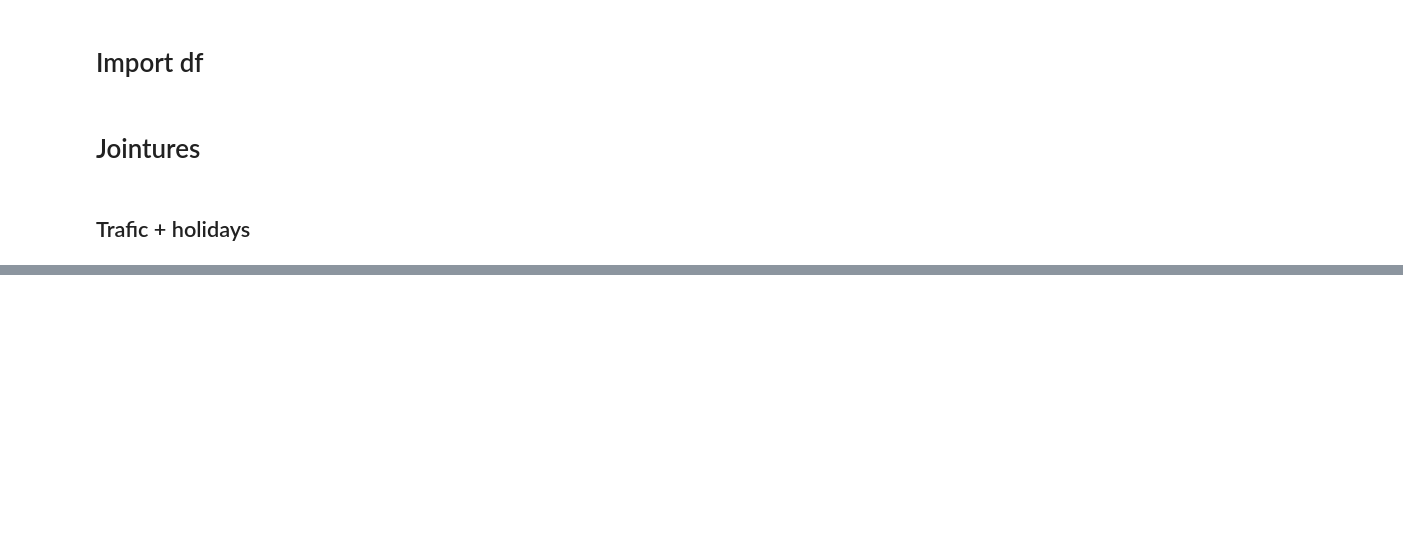
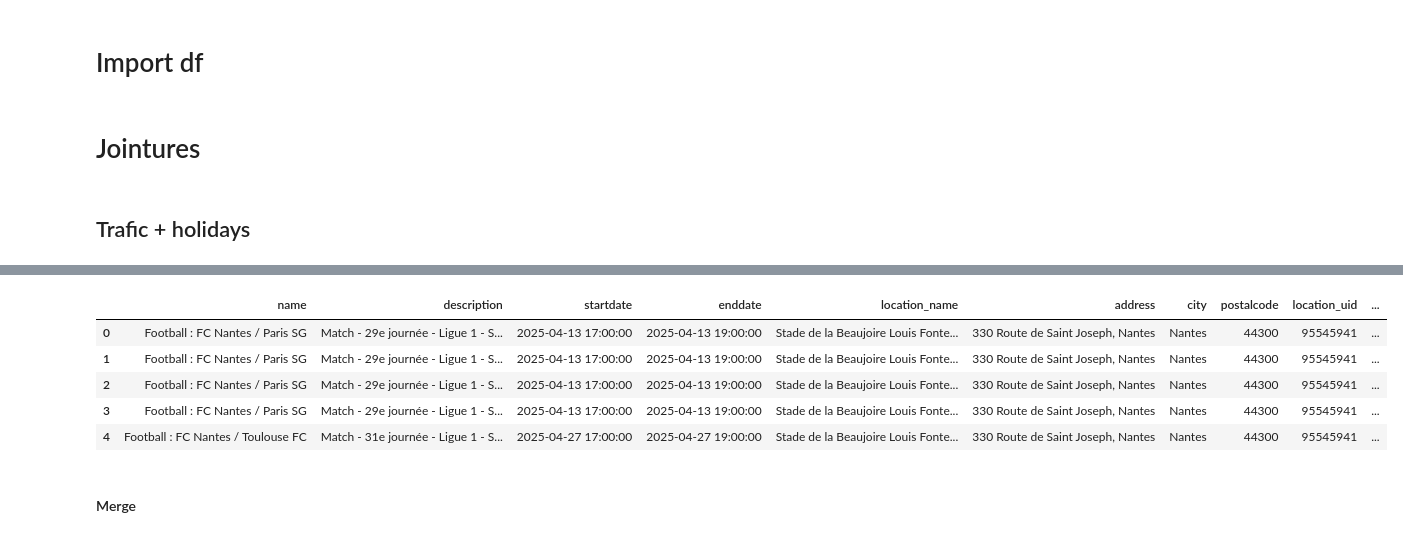
Before and after one commit to BENOUSSAIDarezkimalek/AI_model_urban_mobility, a Jupyter notebook: src/concatenation.ipynb, the cells around one changed output, grey strips where cells are left out. Saved outputs shown, nothing was run; the diff lists cells and outputs as text; code cells hidden in the pictures; blank space fills up the shorter version.

```diff
--- a/src/concatenation.ipynb
+++ b/src/concatenation.ipynb
@@ -137,0 +372,2 @@ df_trafic_holidays
+# %%
+df_matching_troncon['id_du_troncon'] = df_matching_troncon['id_du_troncon'].astype('str')
@@ -137,0 +413,18 @@ df_trafic_holidays
+# %%
+df_events['location_uid'] = df_events['location_uid'].astype('str')
+# %%
+df_events['location_uid'] = df_events['location_uid'].astype('str')
+# %%
+df_event_troncon = pd.merge(df_events,df_matching_troncon,
+                            how = 'left',
+                            left_on = 'location_uid',
+                            right_on = 'event_location_id')
+# %%
+df_event_troncon.head()
+# %% [output]
+|  | name | description | startdate | enddate | location_name | address | city | postalcode | location_uid | ... |
+| 0 | Football : FC Nantes / Paris SG | Match - 29e journée - Ligue 1 - S... | 2025-04-13 17:00:00 | 2025-04-13 19:00:00 | Stade de la Beaujoire Louis Fonte... | 330 Route de Saint Joseph, Nantes | Nantes | 44300 | 95545941 | ... |
+| 1 | Football : FC Nantes / Paris SG | Match - 29e journée - Ligue 1 - S... | 2025-04-13 17:00:00 | 2025-04-13 19:00:00 | Stade de la Beaujoire Louis Fonte... | 330 Route de Saint Joseph, Nantes | Nantes | 44300 | 95545941 | ... |
+| 2 | Football : FC Nantes / Paris SG | Match - 29e journée - Ligue 1 - S... | 2025-04-13 17:00:00 | 2025-04-13 19:00:00 | Stade de la Beaujoire Louis Fonte... | 330 Route de Saint Joseph, Nantes | Nantes | 44300 | 95545941 | ... |
+| 3 | Football : FC Nantes / Paris SG | Match - 29e journée - Ligue 1 - S... | 2025-04-13 17:00:00 | 2025-04-13 19:00:00 | Stade de la Beaujoire Louis Fonte... | 330 Route de Saint Joseph, Nantes | Nantes | 44300 | 95545941 | ... |
+| 4 | Football : FC Nantes / Toulouse FC | Match - 31e journée - Ligue 1 - S... | 2025-04-27 17:00:00 | 2025-04-27 19:00:00 | Stade de la Beaujoire Louis Fonte... | 330 Route de Saint Joseph, Nantes | Nantes | 44300 | 95545941 | ... |
@@ -137,0 +433,2 @@ df_trafic_holidays
+# %% [markdown]
+#### Merge
```
Also changed, not shown: parts of 53 cells of this notebook.
